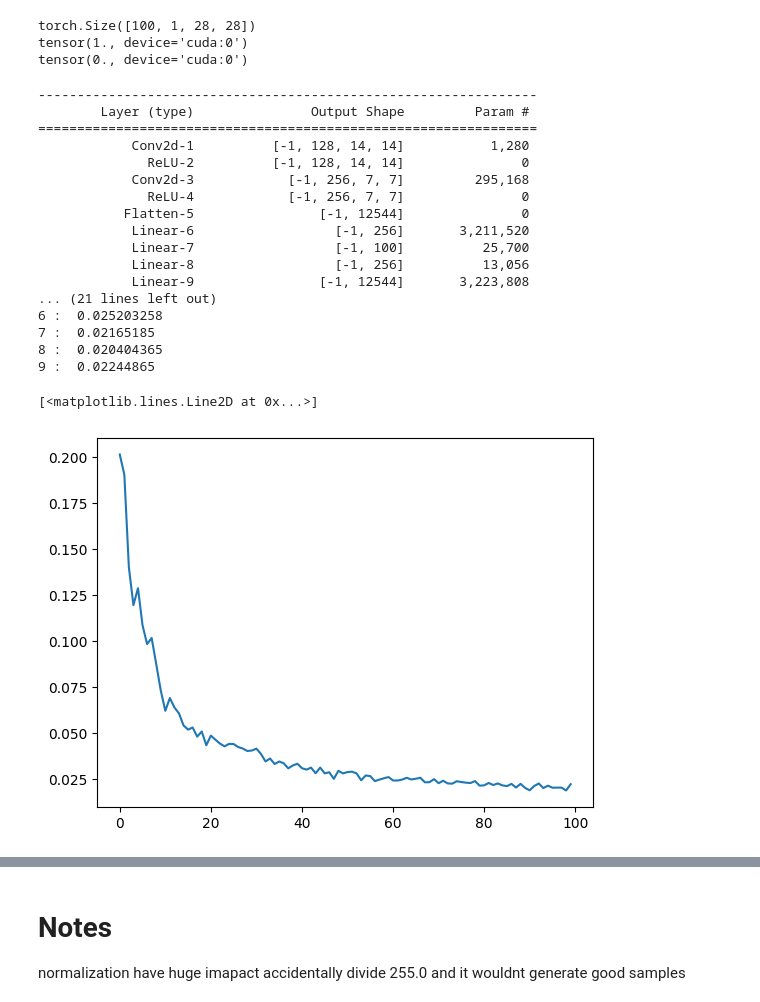
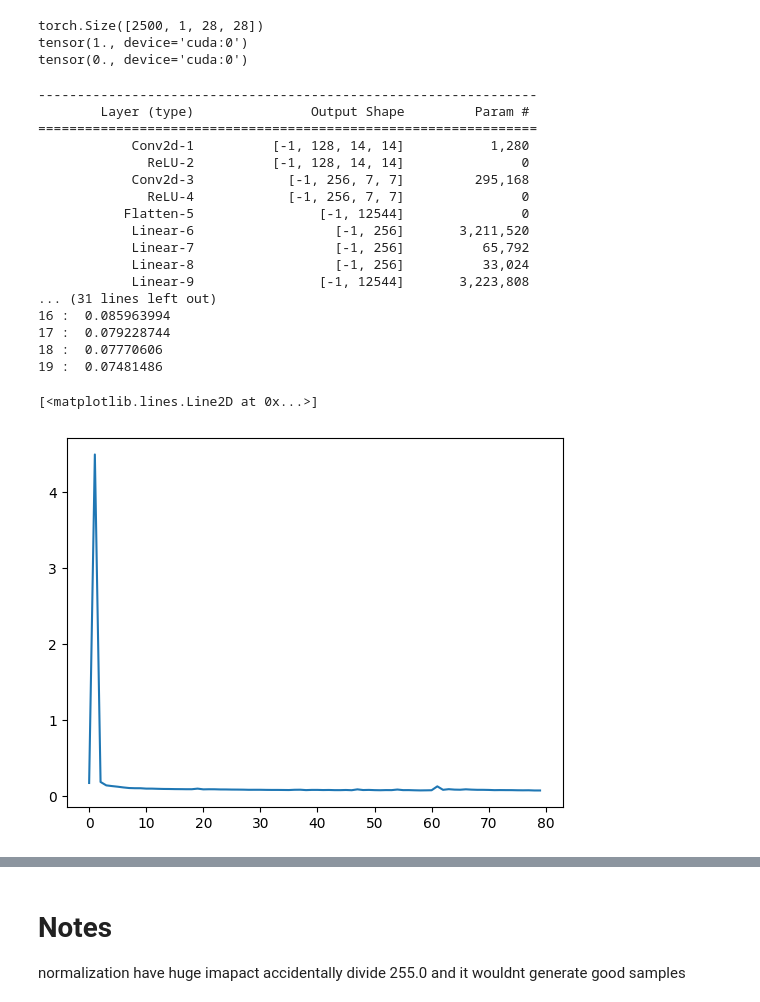
Before and after one commit to majidsh97/VAE, a Jupyter notebook: VAE.ipynb, the cells around one changed output, grey strips where cells are left out. Drawn from its saved outputs; the diff is of its cells as text; code cells hidden in the pictures.

```diff
--- a/VAE.ipynb
+++ b/VAE.ipynb
@@ -35,10 +35,10 @@ custom collaborate function
 """
 
 data = datasets.load_dataset('fashion_mnist')
-batch_size = 100
+batch_size = 2500
 
 
-train = data['train'].select(range(1000))
+train = data['train'].select(range(10000))
 test_data = data['test']
 
 
@@ -62,7 +62,7 @@ for image,label in train_loader:
   print(image.min())
   break
 # %% [output]
-torch.Size([100, 1, 28, 28])
+torch.Size([2500, 1, 28, 28])
 tensor(1., device='cuda:0')
 tensor(0., device='cuda:0')
 # %%
@@ -72,15 +72,15 @@ from torch.nn import Conv2d,ReLU,Linear,ConvTranspose2d,LeakyReLU,Tanh,Flatten,U
 def kl_divergence(mean,std):
     normal = torch.distributions.Normal(torch.zeros_like(mean),torch.ones_like(std))
     p = torch.distributions.Normal(mean,std)
-    kl = torch.distributions.kl_divergence(p,normal)
-    loss = torch.sum(kl)
+    kl = torch.distributions.kl_divergence(normal,p)
+    loss = torch.mean(kl)
     return loss
 
 mse = torch.nn.MSELoss()
-lr = 1e-3
+lr = 1e-3*3
 f=128
 pad=1
-latent_size = 50
+latent_size = 128
 class Encoder_Decoder(torch.nn.Module):
     def __init__(self, *args, **kwargs) -> None:
         super().__init__(*args, **kwargs)
@@ -126,46 +126,46 @@ optim = torch.optim.Adam(encoder_decoder.parameters(),lr,weight_decay=1e-5)
 def step(x,y)->torch.Tensor:
     optim.zero_grad()
     output,mean,std = encoder_decoder.forward(x)
-    loss = mse(output,y) #+ 0.5*kl_divergence(mean,std)
+    loss = mse(output,y) + kl_divergence(mean,std)
     loss.backward()
     optim.step()
     return loss
     pass
 
 train_loss = []
-for epoch in range(10):
+for epoch in range(20):
     for image,label in train_loader:
         #print(image.shape)
         #print(label.shape)
         #noise = torch.normal(0,1,size=(image.shape[0],1,28,28)).cuda()
         loss = step(image,image)
         #print(loss)
         train_loss.append(loss.cpu().detach().numpy())
 
         pass
     print(epoch,': ',train_loss[-1])
 
 plt.plot(train_loss)
 # %% [output]
 ----------------------------------------------------------------
         Layer (type)               Output Shape         Param #
 ================================================================
             Conv2d-1          [-1, 128, 14, 14]           1,280
               ReLU-2          [-1, 128, 14, 14]               0
             Conv2d-3            [-1, 256, 7, 7]         295,168
               ReLU-4            [-1, 256, 7, 7]               0
            Flatten-5                [-1, 12544]               0
             Linear-6                  [-1, 256]       3,211,520
-            Linear-7                  [-1, 100]          25,700
-            Linear-8                  [-1, 256]          13,056
+            Linear-7                  [-1, 256]          65,792
+            Linear-8                  [-1, 256]          33,024
             Linear-9                [-1, 12544]       3,223,808
-... (21 lines left out)
-6 :  0.025203258
-7 :  0.02165185
-8 :  0.020404365
-9 :  0.02244865
+... (31 lines left out)
+16 :  0.085963994
+17 :  0.079228744
+18 :  0.07770606
+19 :  0.07481486
 [<matplotlib.lines.Line2D at 0x...>]
-[figure, old version]
+[figure, new version]
 # %%
 plt.plot(train_loss)
 
```
Also changed, not shown: parts of 4 cells of this notebook.
